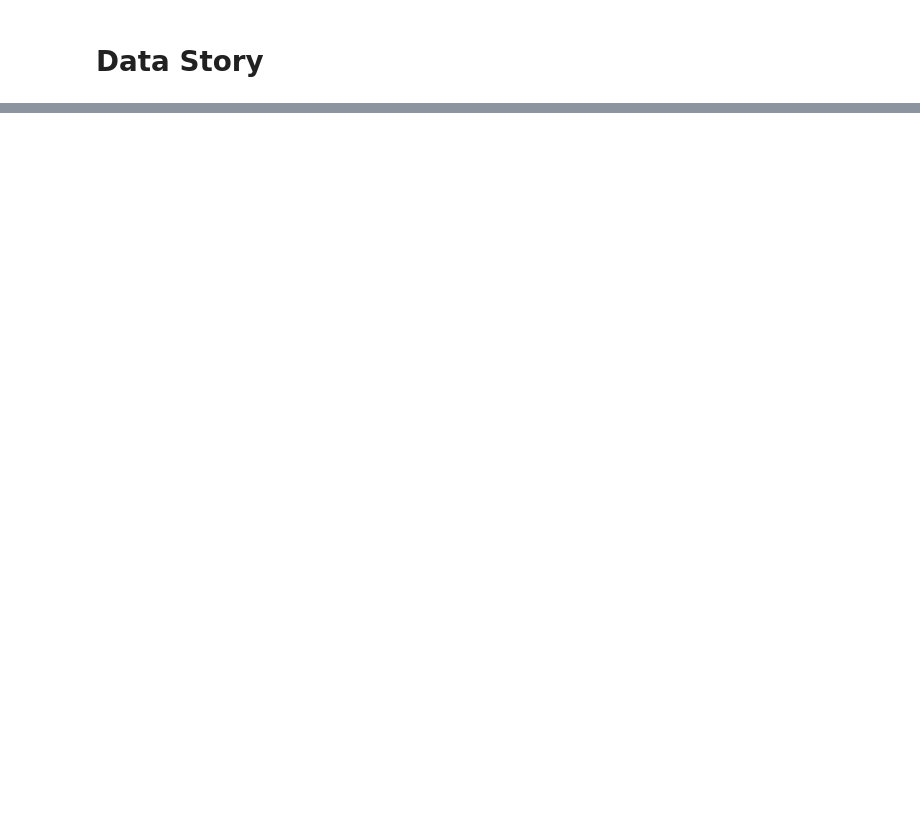
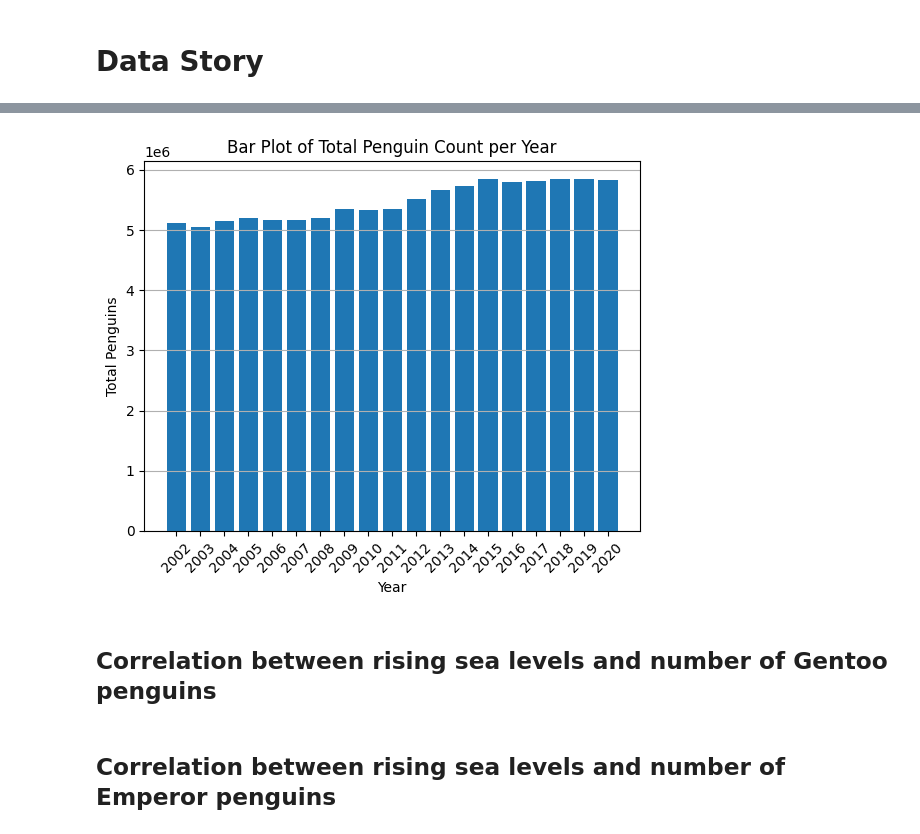
Before and after one commit to corozm/INFOVIS23, a Jupyter notebook: _build/jupyter_execute/docs/notebook.ipynb, the cells around one changed output, grey strips where cells are left out. Saved outputs shown, nothing was run; the diff lists cells and outputs as text; code cells hidden in the pictures; blank space fills up the shorter version.

Commit message:
Added correlation plots GMSL_GIA - penguin_count

```diff
--- a/_build/jupyter_execute/docs/notebook.ipynb
+++ b/_build/jupyter_execute/docs/notebook.ipynb
@@ -59,0 +10,3 @@ g2
+# %%
+# Read datasets that will be used for the plots!
+interpolated_data = pd.read_csv('interpolated_penguin_data.csv')
@@ -59,0 +61,13 @@ g2
+# %%
+penguin_total = interpolated_data.groupby('year')['penguin_count'].sum()
+plt.bar(penguin_total.index, penguin_total)
+plt.xlabel('Year')
+plt.ylabel('Total Penguins')
+plt.title('Bar Plot of Total Penguin Count per Year')
+plt.xticks(penguin_total.index, rotation=45)
+plt.grid(axis='y')
+plt.show()
+# %% [output]
+[figure, added]
+# %% [markdown]
+## Correlation between rising sea levels and number of Gentoo penguins
@@ -59,0 +76,2 @@ g2
+# %% [markdown]
+## Correlation between rising sea levels and number of Emperor penguins
```
Also changed, not shown: parts of 17 cells of this notebook, 19 other files.
